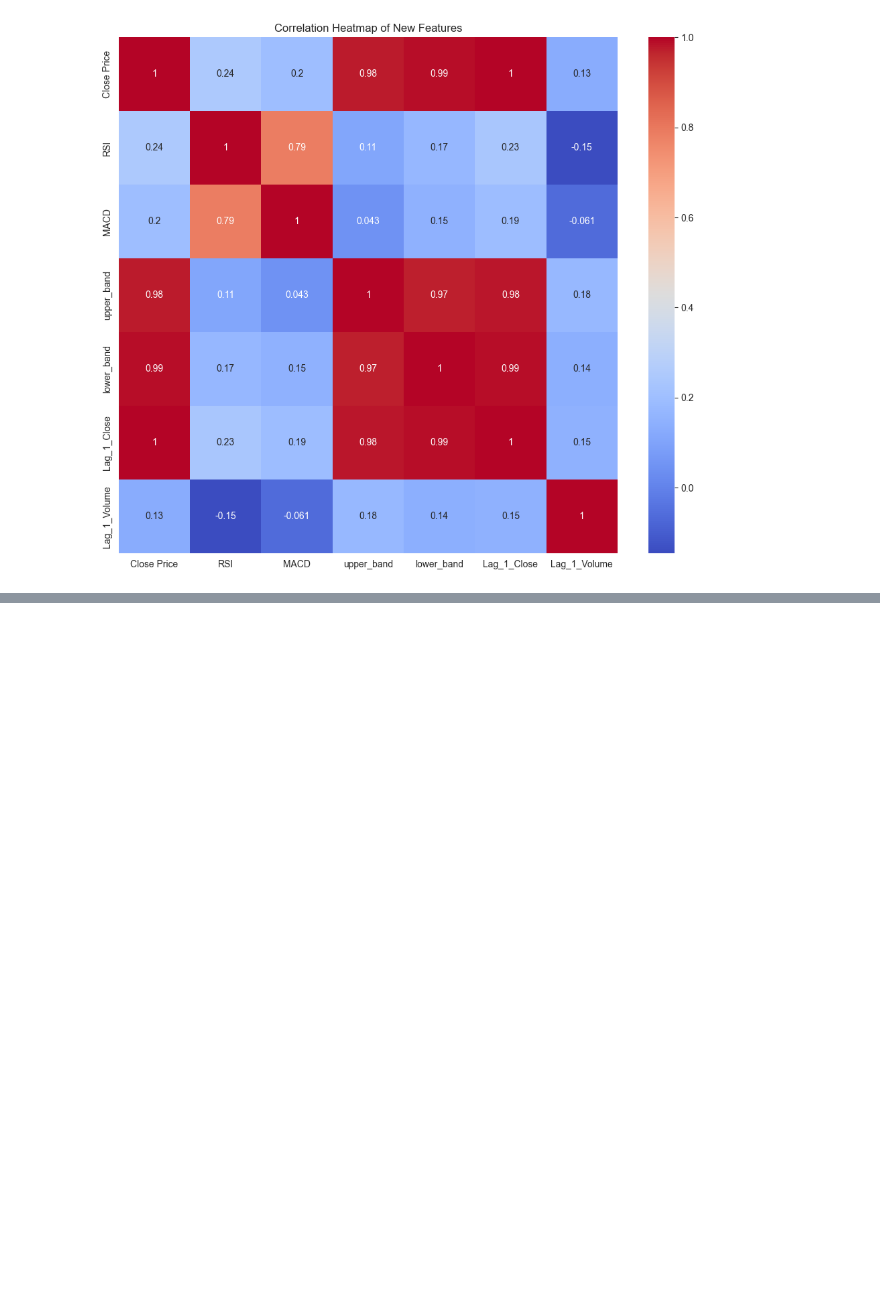
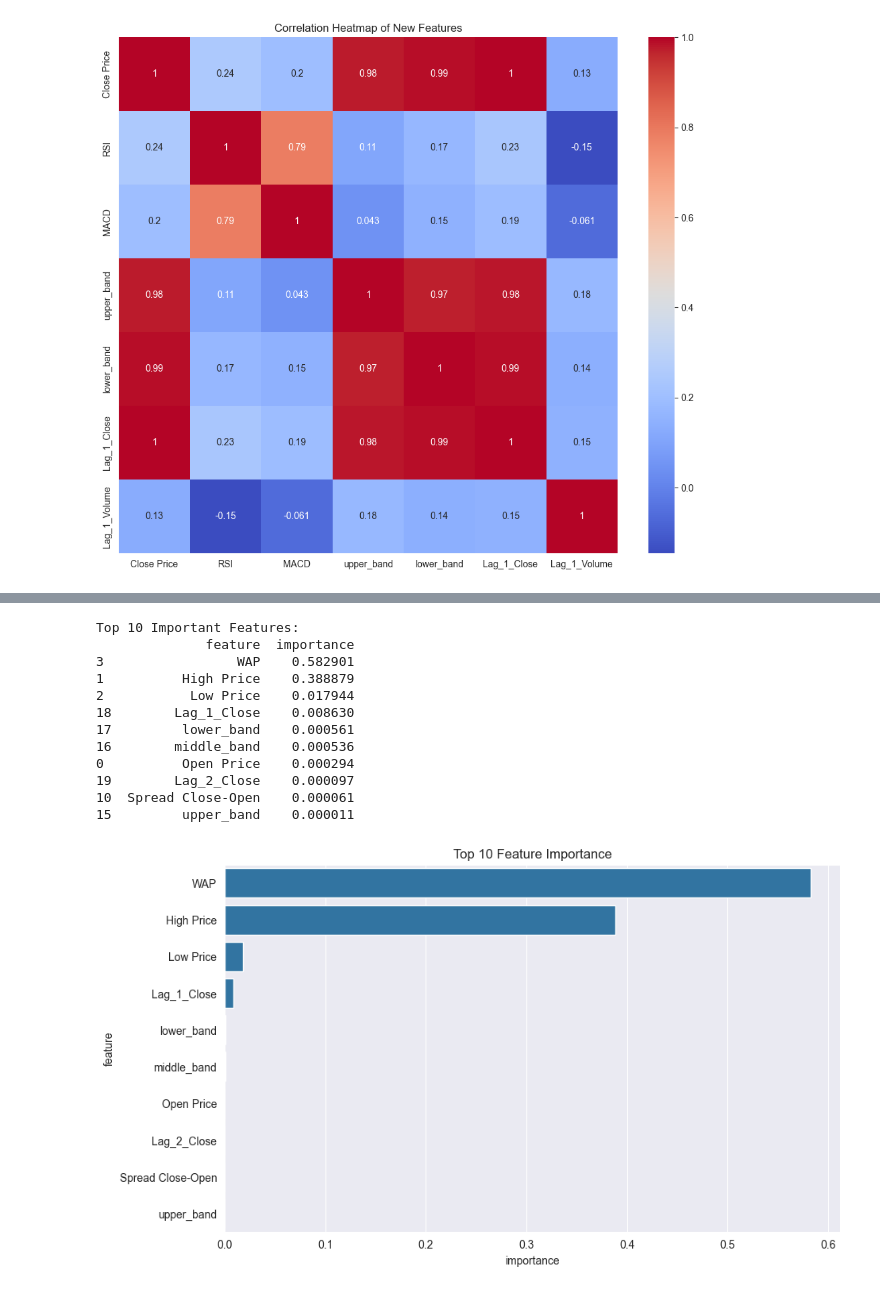
Before and after one commit to Nik-code/Advanced-Stock-Analysis, a Jupyter notebook: notebooks/data_preprocessing_and_feature_engineering.ipynb, the cells around one changed output, grey strips where cells are left out. Saved outputs shown, nothing was run; the diff lists cells and outputs as text; code cells hidden in the pictures; blank space fills up the shorter version.

```diff
--- a/notebooks/data_preprocessing_and_feature_engineering.ipynb
+++ b/notebooks/data_preprocessing_and_feature_engineering.ipynb
@@ -124,0 +143,32 @@ plt.show()
+# %%
+# 2. Feature Importance with Random Forest
+X = df.drop('Close Price', axis=1)  # Features
+y = df['Close Price']  # Target variable
+
+rf = RandomForestRegressor(n_estimators=100, random_state=42)
+rf.fit(X, y)
+
+importances = rf.feature_importances_
+feature_importance = pd.DataFrame({'feature': X.columns, 'importance': importances})
+feature_importance = feature_importance.sort_values(by='importance', ascending=False)
+print("\nTop 10 Important Features:")
+print(feature_importance.head(10))
+
+plt.figure(figsize=(10, 6))
+sns.barplot(x='importance', y='feature', data=feature_importance.head(10))
+plt.title('Top 10 Feature Importance')
+plt.show()
+# %% [output]
+Top 10 Important Features:
+              feature  importance
+3                 WAP    0.582901
+1          High Price    0.388879
+2           Low Price    0.017944
+18        Lag_1_Close    0.008630
+17         lower_band    0.000561
+16        middle_band    0.000536
+0          Open Price    0.000294
+19        Lag_2_Close    0.000097
+10  Spread Close-Open    0.000061
+15         upper_band    0.000011
+[figure, added]
```
Also changed, not shown: parts of 10 cells of this notebook.
